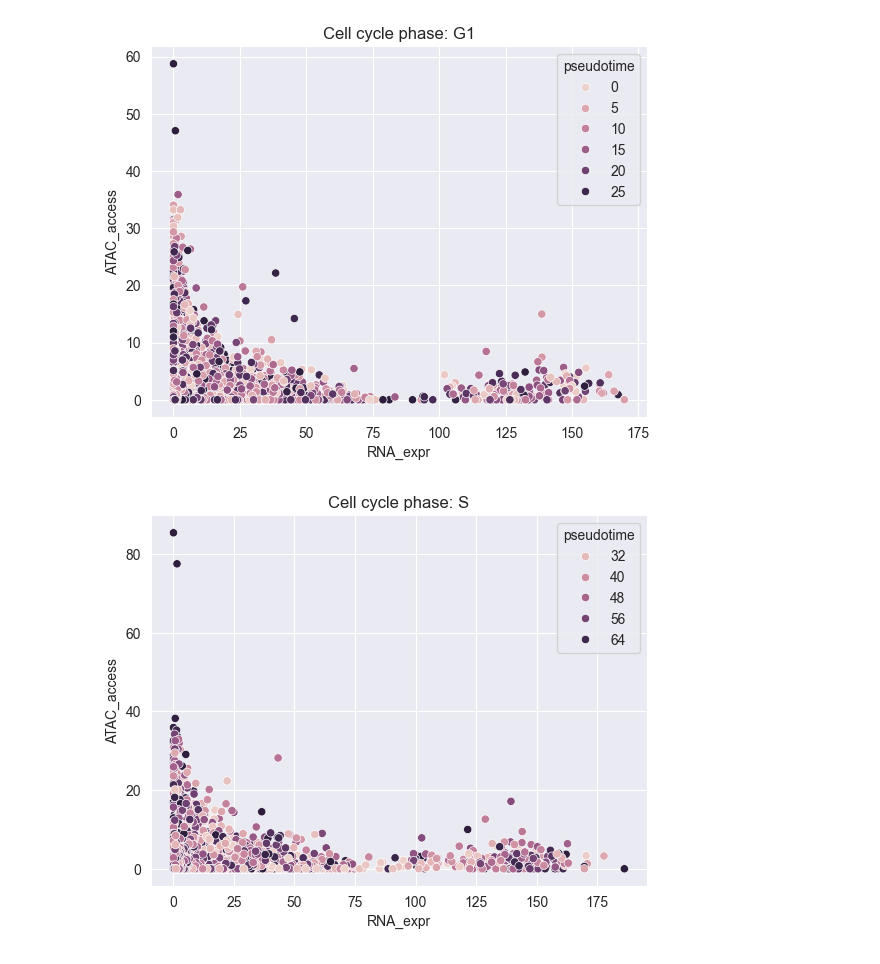
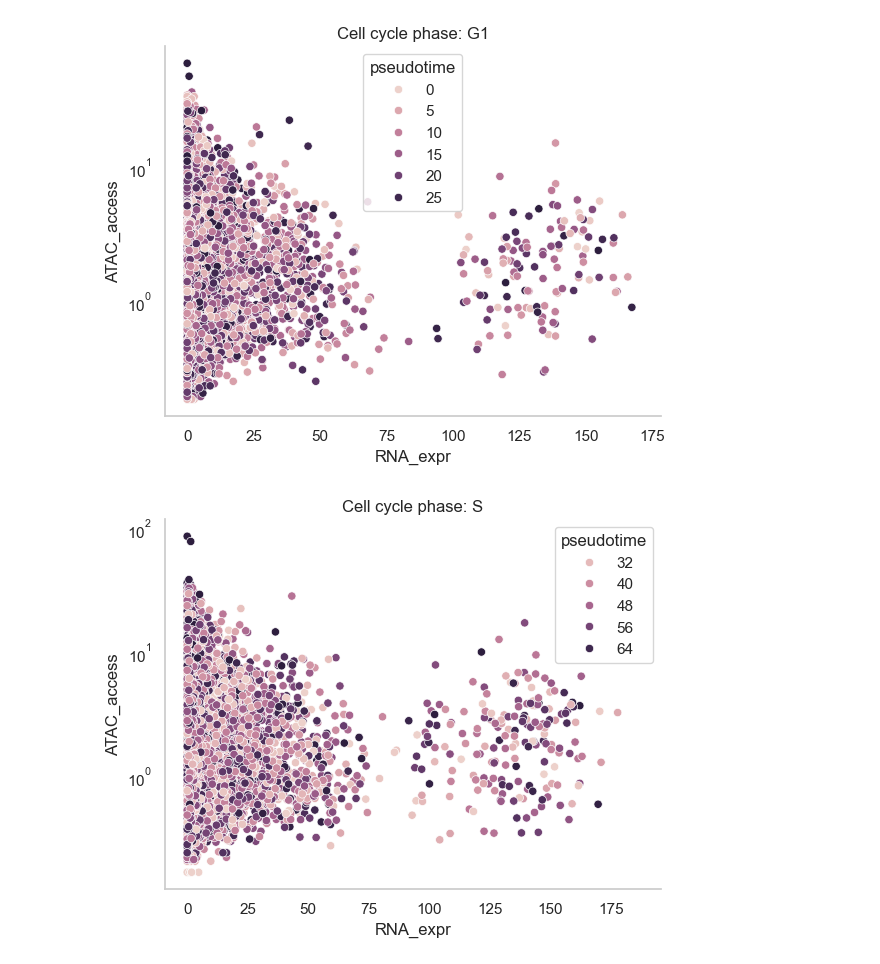
Before and after one commit to SFGLab/Team8_PhaseSpecific_Chromatin_Changes, a Jupyter notebook: viz_Att_RNAseq_combined.ipynb, the cells around one changed output. Drawn from its saved outputs; the diff is of its cells as text; code cells hidden in the pictures.

```diff
--- a/viz_Att_RNAseq_combined.ipynb
+++ b/viz_Att_RNAseq_combined.ipynb
@@ -27,6 +27,8 @@ full_cell_data_S = full_cell_data[full_cell_data['Phase']=='S']
 # %%
 import seaborn as sns
 from matplotlib import pyplot as plt
+
+sns.set_style("whitegrid", {'axes.grid' : False})
 
 fig, ax = plt.subplots()
 
@@ -41,33 +43,35 @@ g = sns.scatterplot(
 # ax.set_xlim(-1,275)
 # ax.set_ylim(-1,250)
 ax.set_title('Cell cycle phase: G1')
+ax.set_yscale('log')
 
 
 sns.despine()
 plt.savefig('Figs/ATTvsEXP_G1.png',
             bbox_inches='tight')
 # %% [output]
-[figure, old version]
+[figure, new version]
 # %%
 fig, ax = plt.subplots()
 
 g = sns.scatterplot(
     data=full_cell_data_S,
     x='RNA_expr',
     y='ATAC_access',
     hue='pseudotime',
     ax=ax,
 )
 
 # ax.set_xlim(-1,275)
 # ax.set_ylim(-1,250)
 ax.set_title('Cell cycle phase: S')
+ax.set_yscale('log')
 
 sns.despine()
 plt.savefig('Figs/ATTvsEXP_S.png',
             bbox_inches='tight')
 # %% [output]
-[figure, old version]
+[figure, new version]
 # %%
 fig, ax = plt.subplots()
 
```
Also changed, not shown: parts of 2 cells of this notebook, 3 other files.
